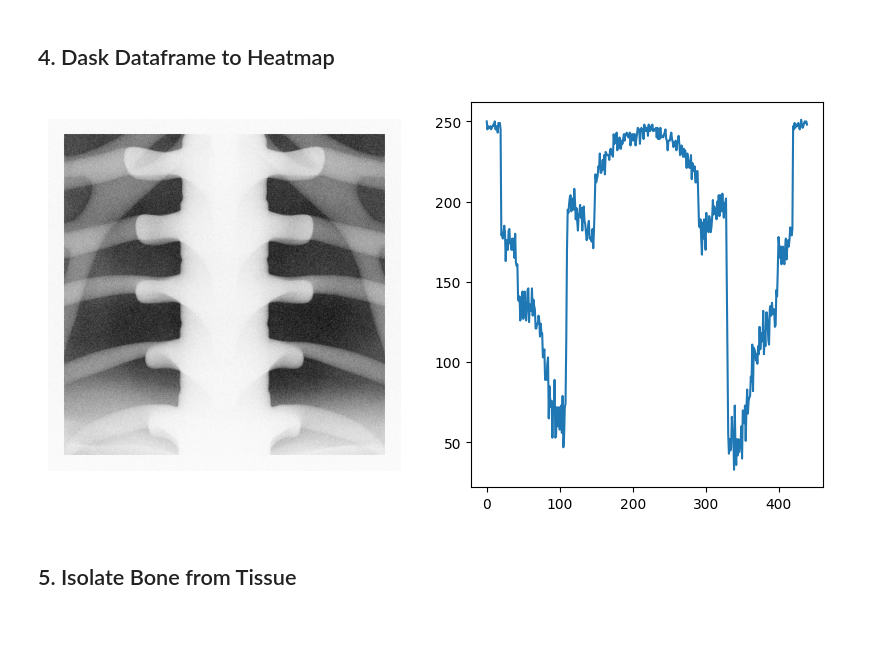
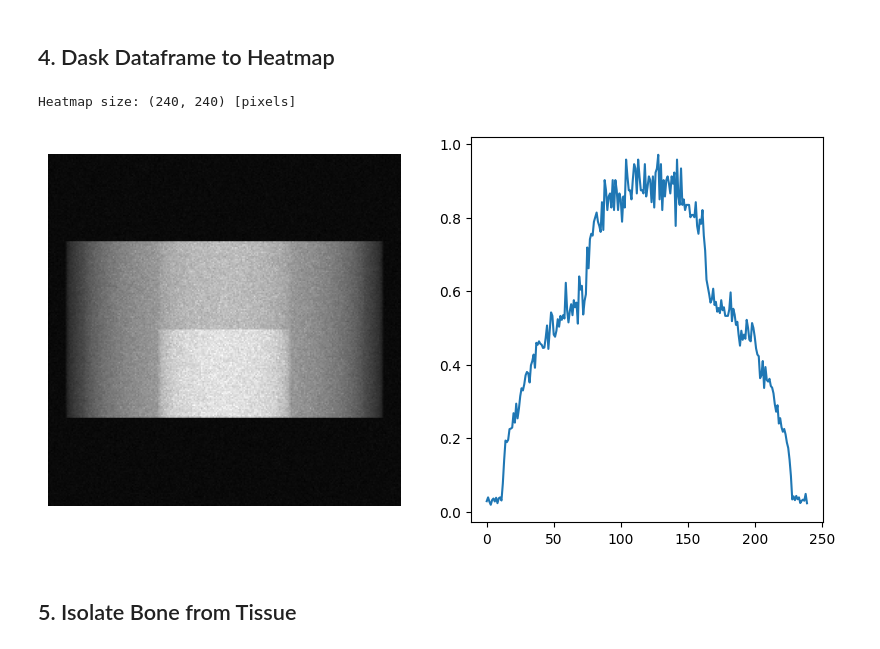
Before and after one commit to miguelcomett/G4_IFI-Team_2024, a Jupyter notebook: miguelcomett/Radiography_Processing.ipynb, the cells around one changed output. Drawn from its saved outputs; the diff is of its cells as text; code cells hidden in the pictures.

```diff
--- a/miguelcomett/Radiography_Processing.ipynb
+++ b/miguelcomett/Radiography_Processing.ipynb
@@ -94,8 +94,8 @@ def root_to_dask(directory, root_name_starts, tree_name, x_branch, y_branch):
         return dask_df
 # %%
 directory = 'RESULTS/'
-root_name_starts = "poros_300_40k_100M"
-root_name_starts = "RC40K100M"
+root_name_starts = "double_40k_100M"
+# root_name_starts = "RC80K100M"
 
 tree_name = "Photons"
 x_branch  = "X_axis"
@@ -113,11 +113,10 @@ import numpy as np
 import dask.array as da
 import dask.dataframe as dd
 
-def heatmap_array_dask(x_data, y_data, size, save_as):
+def heatmap_array_dask(x_data, y_data, size, log_factor, save_as):
 
     x_shift = 0.0
-    y_shift = -150.0
-
+    y_shift = 0.0
     x_data_shifted = x_data - x_shift
     y_data_shifted = y_data - y_shift
 
@@ -126,39 +125,29 @@ def heatmap_array_dask(x_data, y_data, size, save_as):
     heatmap, x_edges, y_edges = da.histogram2d(x_data_shifted, y_data_shifted, bins = [set_bins, set_bins])
     heatmap = heatmap.T
     heatmap = np.rot90(heatmap, 2)
-    # print(heatmap.shape)
-
-    maplength = 100 # mm
-    particles_num = 100 * 1e6
-    pixel_array = np.arange(-maplength, maplength, pixel_size)
-    pixel_num = len(pixel_array) ** 2
-    I0 = particles_num / pixel_num # particles per pixel
-    # print('Photons per pixel:', I0)
+    print('Heatmap size:', heatmap.shape, '[pixels]')
 
     heatmap = heatmap.compute()
     x_edges = x_edges.compute()
     y_edges = y_edges.compute()
 
-    normal_map = 1 - heatmap / np.max(heatmap)
-    # normal_map = heatmap
-
-    # normal_map = heatmap / np.max(heatmap)
-    # normal_map = np.log(1/normal_map)
+    normal_map = ( heatmap / np.max(heatmap) ) + log_factor
+    normal_map = np.log(1 / normal_map)
+    normal_map = normal_map / np.max(normal_map)
 
     columns = heatmap.shape[1]
     column_i = int(columns * 0.1)
     column_j = int(columns * 0.9)
-
     rows = heatmap.shape[0]
     row_i = int(rows * 0.01)
     row_j = int(rows * 0.1)
-
     maxi = np.max(normal_map[row_i:row_j, column_i:column_j])
     maxi = maxi * 1.1
     # print('altura de ruido:', round(maxi, 4))
+
     # normal_map[normal_map < maxi] = 0
 
-    normal_map = (normal_map * 255).astype(np.uint8)
+    # normal_map = (normal_map * 255).astype(np.uint8)
 
     plt.figure(figsize = (10, 5))
     plt.subplot(1, 2, 1)
@@ -166,17 +155,18 @@ def heatmap_array_dask(x_data, y_data, size, save_as):
     plt.axis('off')
     if save_as != '': plt.savefig('Results/' + save_as + '.png', bbox_inches = 'tight', dpi = 900)
     plt.subplot(1, 2, 2)
-    plt.plot(normal_map[rows//2,:])
+    plt.plot(normal_map[150,:])
 
     return normal_map, x_edges, y_edges
 # %%
-size = 110
+size = 60
+log_factor = 0.01
 
 save_as = ''
-
-htmp_array, xlim, ylim = heatmap_array_dask(x_data, y_data, size, save_as)
+htmp_array, xlim, ylim = heatmap_array_dask(x_data, y_data, size, log_factor, save_as)
 # %% [output]
+Heatmap size: (240, 240) [pixels]
-[figure, old version]
+[figure, new version]
 # %% [markdown]
 ## 5. Isolate Bone from Tissue
 # %%
```
Also changed, not shown: parts of 2 cells of this notebook, 2 other files.
